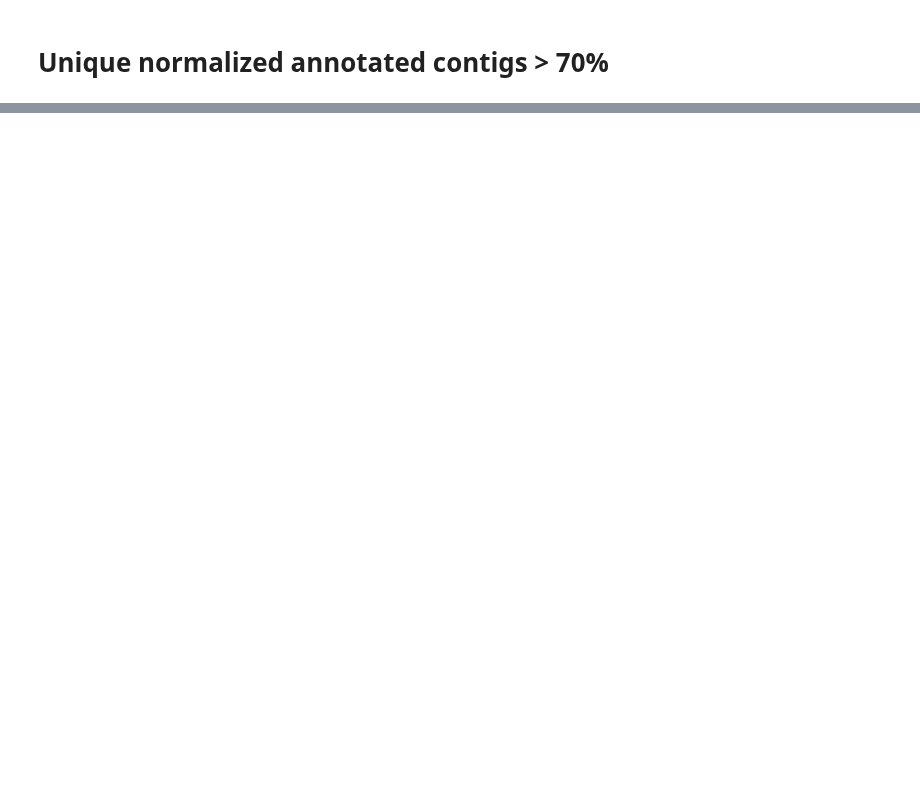
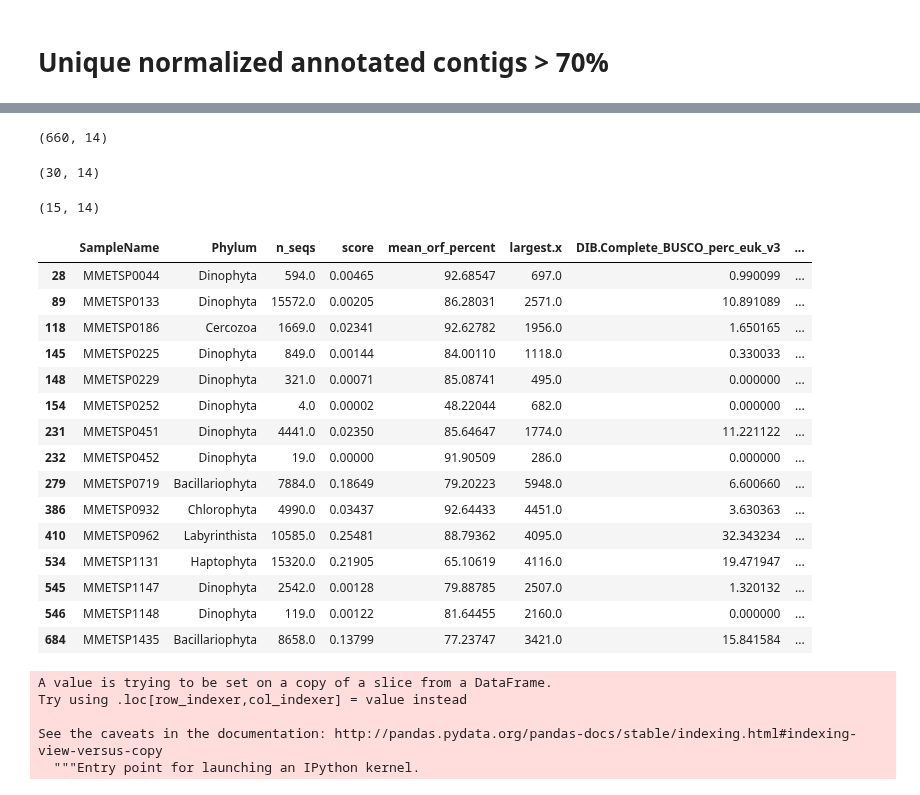
Before and after one commit to johnsolk/MMETSP, a Jupyter notebook: notebooks/MMETSP_subset.ipynb, the cells around one changed output, grey strips where cells are left out. Drawn from its saved outputs; the diff is of its cells as text; code cells hidden in the pictures; blank space fills up the shorter version.

```diff
--- a/notebooks/MMETSP_subset.ipynb
+++ b/notebooks/MMETSP_subset.ipynb
@@ -275,0 +551,13 @@ len(list(set(low_MMETSP + high_MMETSP)))
+# %%
+n_seqs_cutoff = high_all_table['n_seqs'].describe()[['25%']][0]
+print(n_seqs_cutoff)
+score_cutoff = high_all_table['score'].describe()[['25%']][0]
+print(score_cutoff)
+orf_cutoff = high_all_table['mean_orf_percent'].describe()[['25%']][0]
+print(orf_cutoff)
+largest_contig_cutoff = high_all_table['largest.x'].describe()[['25%']][0]
+print(largest_contig_cutoff)
+BUSCO_cutoff = high_all_table['DIB.Complete_BUSCO_perc_euk_v3'].describe()[['25%']][0]
+print(BUSCO_cutoff)
+unique_kmers_cutoff = high_all_table['dib_assembly_unique_kmers'].describe()[['25%']][0]
+print(unique_kmers_cutoff)
@@ -275,0 +571,8 @@ len(list(set(low_MMETSP + high_MMETSP)))
+# %%
+low_all_table_ranked = low_all_table
+low_all_table_ranked['n_seqs_ranked'] = (low_all_table_ranked['n_seqs'].rank(ascending=1)/660)*100
+low_all_table_ranked['largest_ranked'] = (low_all_table_ranked['largest.x'].rank(ascending=1)/660)*100
+low_all_table_ranked['score_ranked'] = (low_all_table_ranked['score'].rank(ascending=1)/660)*100
+low_all_table_ranked['unique_kmers_ranked'] = (low_all_table_ranked['dib_assembly_unique_kmers'].rank(ascending=1)/660)*100
+low_all_table_ranked['BUSCO_ranked'] = (low_all_table_ranked['DIB.Complete_BUSCO_perc_euk_v3'].rank(ascending=1)/660)*100
+low_all_table_ranked['orf_ranked'] = (low_all_table_ranked['mean_orf_percent'].rank(ascending=1)/660)*100
@@ -275,0 +610,14 @@ len(list(set(low_MMETSP + high_MMETSP)))
+# %%
+low_all_table_ranked.shape
+# %% [output]
+(660, 14)
+# %%
+low_heatmap_filtered = low_all_table_ranked[(low_all_table_ranked['DIB.Complete_BUSCO_perc_euk_v3'] < BUSCO_cutoff) &
+                                            (low_all_table_ranked['dib_assembly_unique_kmers'] < unique_kmers_cutoff) &
+                                            (low_all_table_ranked['n_seqs'] < n_seqs_cutoff) &
+                                            (low_all_table_ranked['largest.x'] < largest_contig_cutoff) &
+                                            (low_all_table['score'] < score_cutoff)]
+# %%
+low_heatmap_filtered.shape
+# %% [output]
+(30, 14)
@@ -275,0 +628,23 @@ len(list(set(low_MMETSP + high_MMETSP)))
+# %%
+low_heatmap_filtered.shape
+# %% [output]
+(15, 14)
+# %%
+low_heatmap_filtered
+# %% [output]
+|  | SampleName | Phylum | n_seqs | score | mean_orf_percent | largest.x | DIB.Complete_BUSCO_perc_euk_v3 | ... |
+| 28 | MMETSP0044 | Dinophyta | 594.0 | 0.00465 | 92.68547 | 697.0 | 0.990099 | ... |
+| 89 | MMETSP0133 | Dinophyta | 15572.0 | 0.00205 | 86.28031 | 2571.0 | 10.891089 | ... |
+| 118 | MMETSP0186 | Cercozoa | 1669.0 | 0.02341 | 92.62782 | 1956.0 | 1.650165 | ... |
+| 145 | MMETSP0225 | Dinophyta | 849.0 | 0.00144 | 84.00110 | 1118.0 | 0.330033 | ... |
+| 148 | MMETSP0229 | Dinophyta | 321.0 | 0.00071 | 85.08741 | 495.0 | 0.000000 | ... |
+| 154 | MMETSP0252 | Dinophyta | 4.0 | 0.00002 | 48.22044 | 682.0 | 0.000000 | ... |
+| 231 | MMETSP0451 | Dinophyta | 4441.0 | 0.02350 | 85.64647 | 1774.0 | 11.221122 | ... |
+| 232 | MMETSP0452 | Dinophyta | 19.0 | 0.00000 | 91.90509 | 286.0 | 0.000000 | ... |
+| 279 | MMETSP0719 | Bacillariophyta | 7884.0 | 0.18649 | 79.20223 | 5948.0 | 6.600660 | ... |
+| 386 | MMETSP0932 | Chlorophyta | 4990.0 | 0.03437 | 92.64433 | 4451.0 | 3.630363 | ... |
+| 410 | MMETSP0962 | Labyrinthista | 10585.0 | 0.25481 | 88.79362 | 4095.0 | 32.343234 | ... |
+| 534 | MMETSP1131 | Haptophyta | 15320.0 | 0.21905 | 65.10619 | 4116.0 | 19.471947 | ... |
+| 545 | MMETSP1147 | Dinophyta | 2542.0 | 0.00128 | 79.88785 | 2507.0 | 1.320132 | ... |
+| 546 | MMETSP1148 | Dinophyta | 119.0 | 0.00122 | 81.64455 | 2160.0 | 0.000000 | ... |
+| 684 | MMETSP1435 | Bacillariophyta | 8658.0 | 0.13799 | 77.23747 | 3421.0 | 15.841584 | ... |
@@ -275,0 +653,8 @@ len(list(set(low_MMETSP + high_MMETSP)))
+# %%
+low_heatmap['SampleName_Phylum'] = str_join(low_heatmap_filtered, ' - ', 'SampleName', 'Phylum')
+# %% [output]
+A value is trying to be set on a copy of a slice from a DataFrame.
+Try using .loc[row_indexer,col_indexer] = value instead
+
+See the caveats in the documentation: http://pandas.pydata.org/pandas-docs/stable/indexing.html#indexing-view-versus-copy
+  """Entry point for launching an IPython kernel.
```
Also changed, not shown: parts of 85 cells of this notebook.
